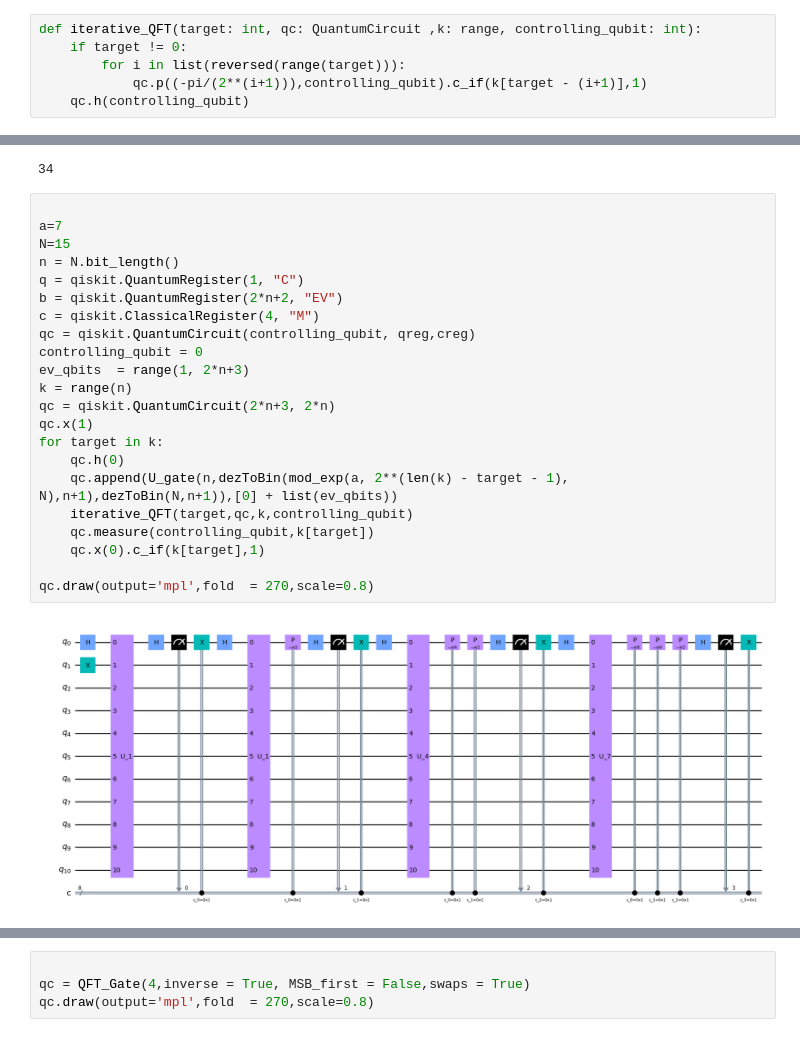
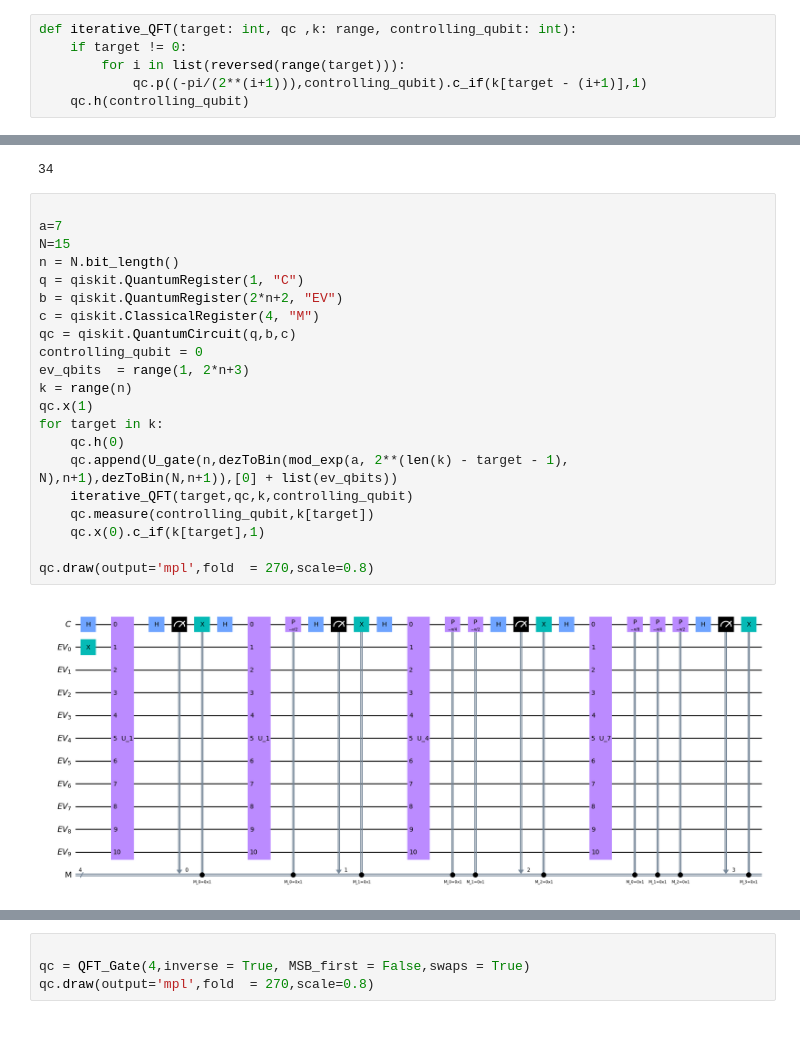
Before and after one commit to Siytta/bachelorarbeit, a Jupyter notebook: Shor_correct_order/shor_experimental.ipynb, the cells around one changed output, grey strips where cells are left out. Saved outputs shown, nothing was run; the diff lists cells and outputs as text.

Commit message:
Iterative QPE fertig. Anfrage an Dr.Ing Beauregard über linkedin geschickt bezüglich der korrektheit seiner iterativen Variante da diese anderen Quellen wiederspricht. Antwort ausstehend

```diff
--- a/Shor_correct_order/shor_experimental.ipynb
+++ b/Shor_correct_order/shor_experimental.ipynb
@@ -624,7 +624,7 @@ def calculate_primfactors_Shor(N, sequential = False):
                 print("retry ")
                 continue
 # %%
-def iterative_QFT(target: int, qc: QuantumCircuit ,k: range, controlling_qubit: int):
+def iterative_QFT(target: int, qc ,k: range, controlling_qubit: int):
     if target != 0:
         for i in list(reversed(range(target))):
             qc.p((-pi/(2**(i+1))),controlling_qubit).c_if(k[target - (i+1)],1)
@@ -1074,24 +1074,23 @@ print(31**15%77)
 # %%
 
 a=7
 N=15
 n = N.bit_length()
 q = qiskit.QuantumRegister(1, "C")
 b = qiskit.QuantumRegister(2*n+2, "EV")
 c = qiskit.ClassicalRegister(4, "M")
-qc = qiskit.QuantumCircuit(controlling_qubit, qreg,creg)
+qc = qiskit.QuantumCircuit(q,b,c)
 controlling_qubit = 0
 ev_qbits  = range(1, 2*n+3)
 k = range(n)
-qc = qiskit.QuantumCircuit(2*n+3, 2*n)
 qc.x(1)
 for target in k:
     qc.h(0)
     qc.append(U_gate(n,dezToBin(mod_exp(a, 2**(len(k) - target - 1), N),n+1),dezToBin(N,n+1)),[0] + list(ev_qbits))
     iterative_QFT(target,qc,k,controlling_qubit)
     qc.measure(controlling_qubit,k[target])
     qc.x(0).c_if(k[target],1)
 
 qc.draw(output='mpl',fold  = 270,scale=0.8)
 # %% [output]
-[figure, old version]
+[figure, new version]
```
Also changed, not shown: parts of 3 cells of this notebook, 5 other files.
